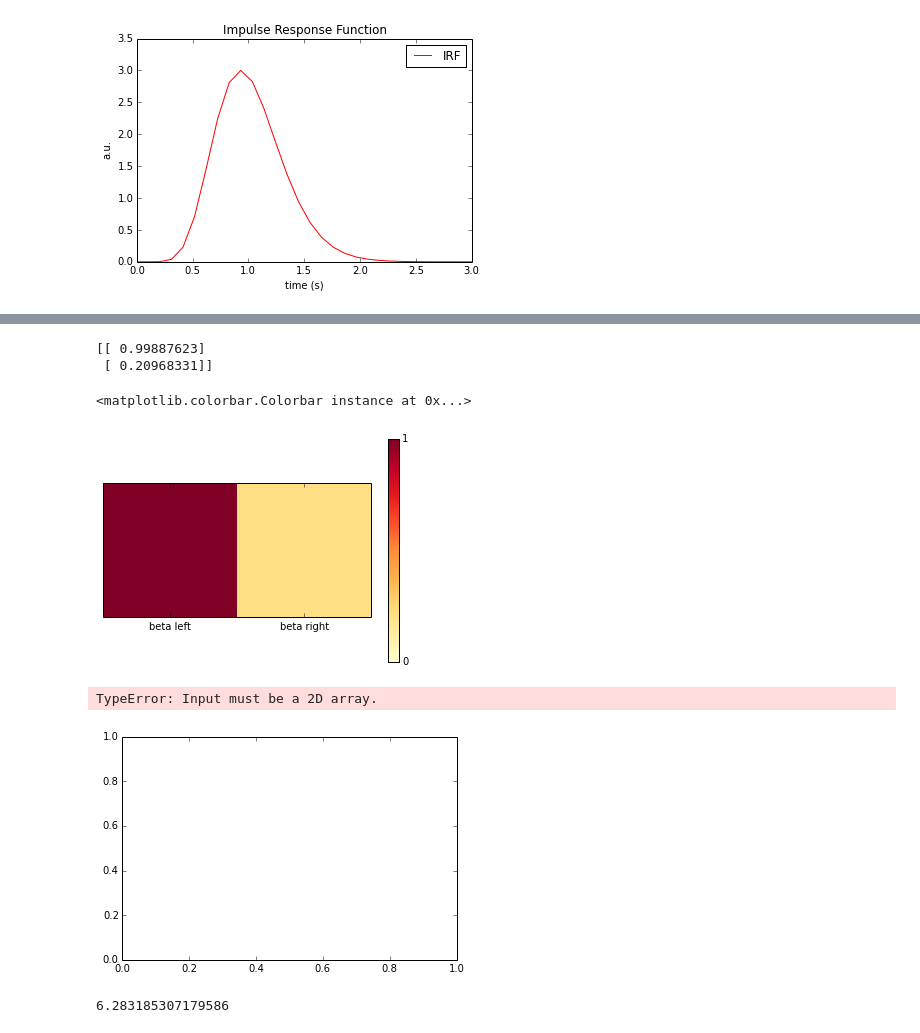
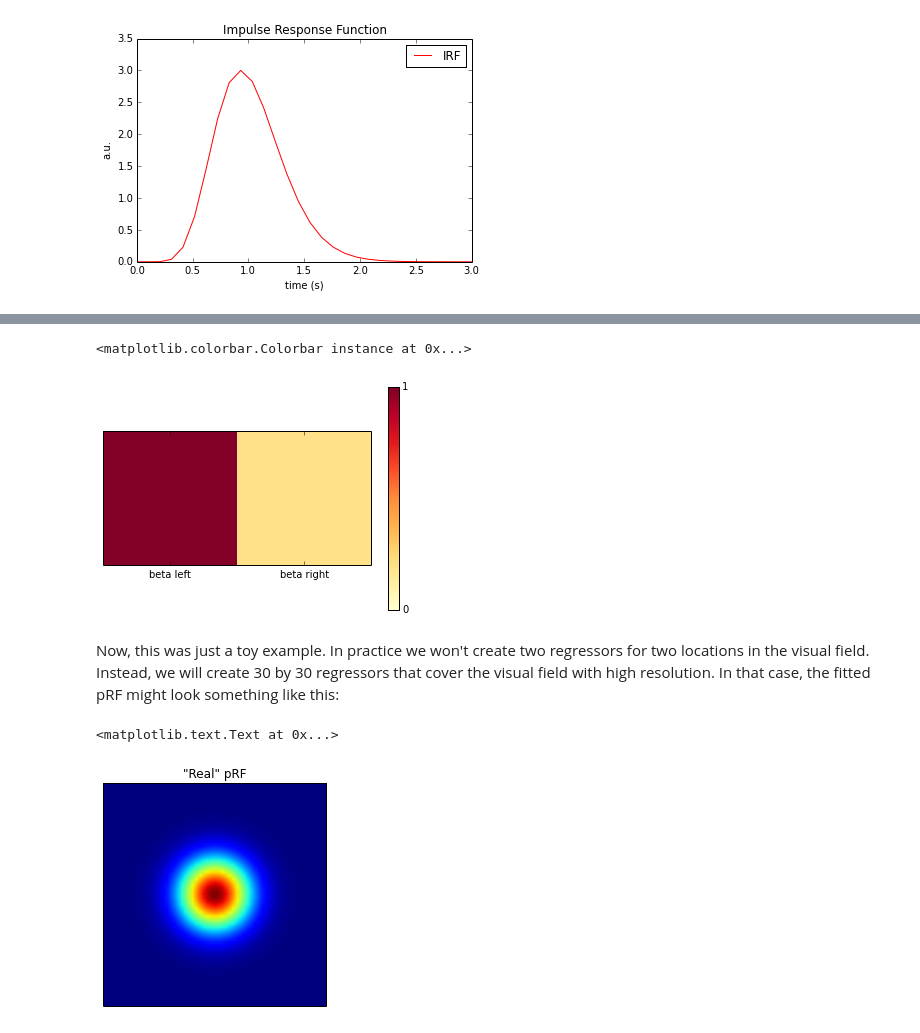
Before and after one commit to jwdegee/IPython-Notebook-Tutorials, a Jupyter notebook: PRF_GLM.ipynb, the cells around one changed output, grey strips where cells are left out. Cells and saved outputs as stored; diff of their text form; code cells hidden in the pictures.

```diff
--- a/PRF_GLM.ipynb
+++ b/PRF_GLM.ipynb
@@ -228,5 +205,4 @@ plt.ylabel('a.u.')
 # %%
-print betas
 fig = plt.figure()
 ax = fig.add_subplot(111)
 a = ax.imshow(betas.T, interpolation='nearest', vmin=0, vmax=1, cmap='YlOrRd')
@@ -235,19 +211,19 @@ ax.set_yticks([])
 ax.set_xticklabels(['beta left', 'beta right'])
 fig.colorbar(a, ticks=[-1, 0, 1], orientation='vertical', )
 # %% [output]
-[[ 0.99887623]
- [ 0.20968331]]
+<matplotlib.colorbar.Colorbar instance at 0x...>
-<matplotlib.colorbar.Colorbar instance at 0x...>
 [figure]
-# %%
-x,y = np.mgrid[-2:2:20, 0:(2*math.pi):20]
-f = exp(-x**2) * np.sin(y)
-plt.contourf(f)
-plt.show()
-# %% [output]
-TypeError: Input must be a 2D array.
-[figure, removed]
-# %%
-2*math.pi
-# %% [output]
-6.283185307179586
+# %% [markdown]
+Now, this was just a toy example. In practice we won't create two regressors for two locations in the visual field. Instead, we will create 30 by 30 regressors that cover the visual field with high resolution. In that case, the fitted pRF might look something like this:
+# %%
+sizex = 30
+sizey = 30
+x, y = np.mgrid[-sizex:sizex+1, -sizey:sizey+1]
+g = np.exp(-0.333*(x**2/float(sizex)+y**2/float(sizey)))
+PRF = g/g.sum()
+plt.imshow(PRF)
+plt.xticks([]); plt.yticks([])
+plt.title('"Real" pRF')
+# %% [output]
+<matplotlib.text.Text at 0x...>
+[figure, added]
```
Also changed, not shown: parts of 21 cells of this notebook.
